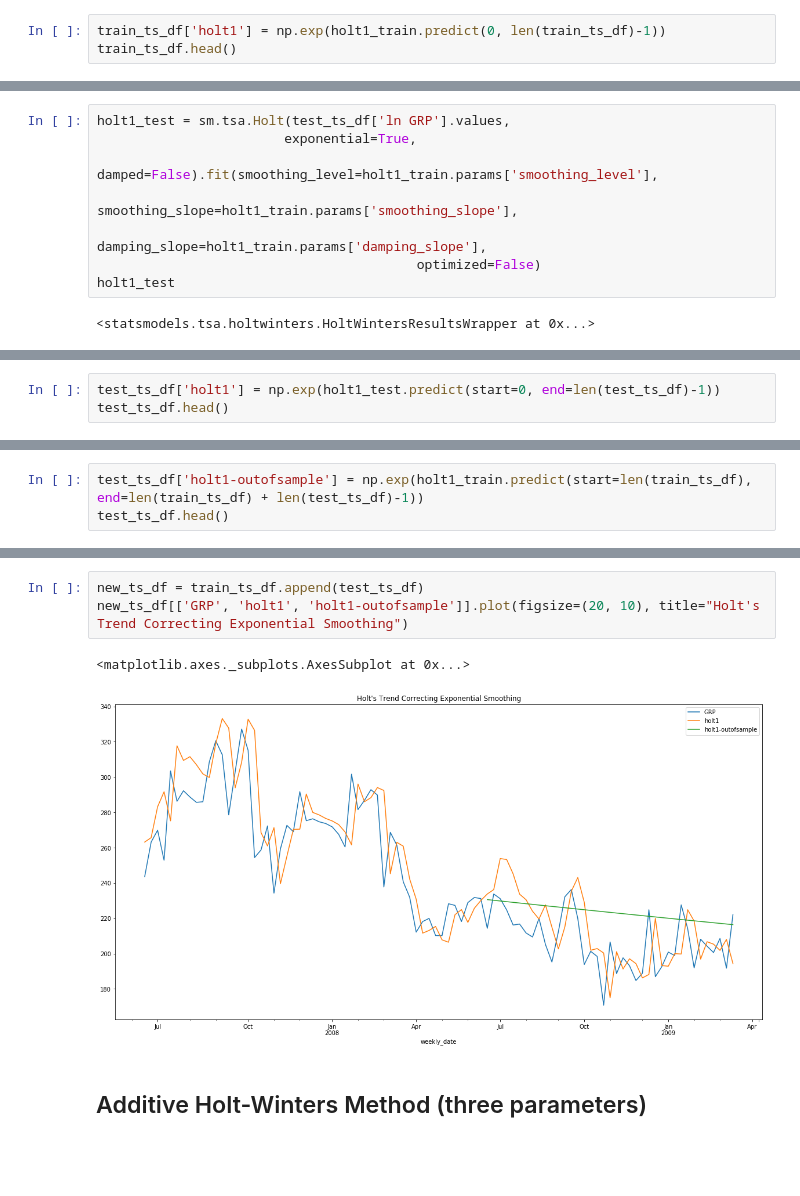
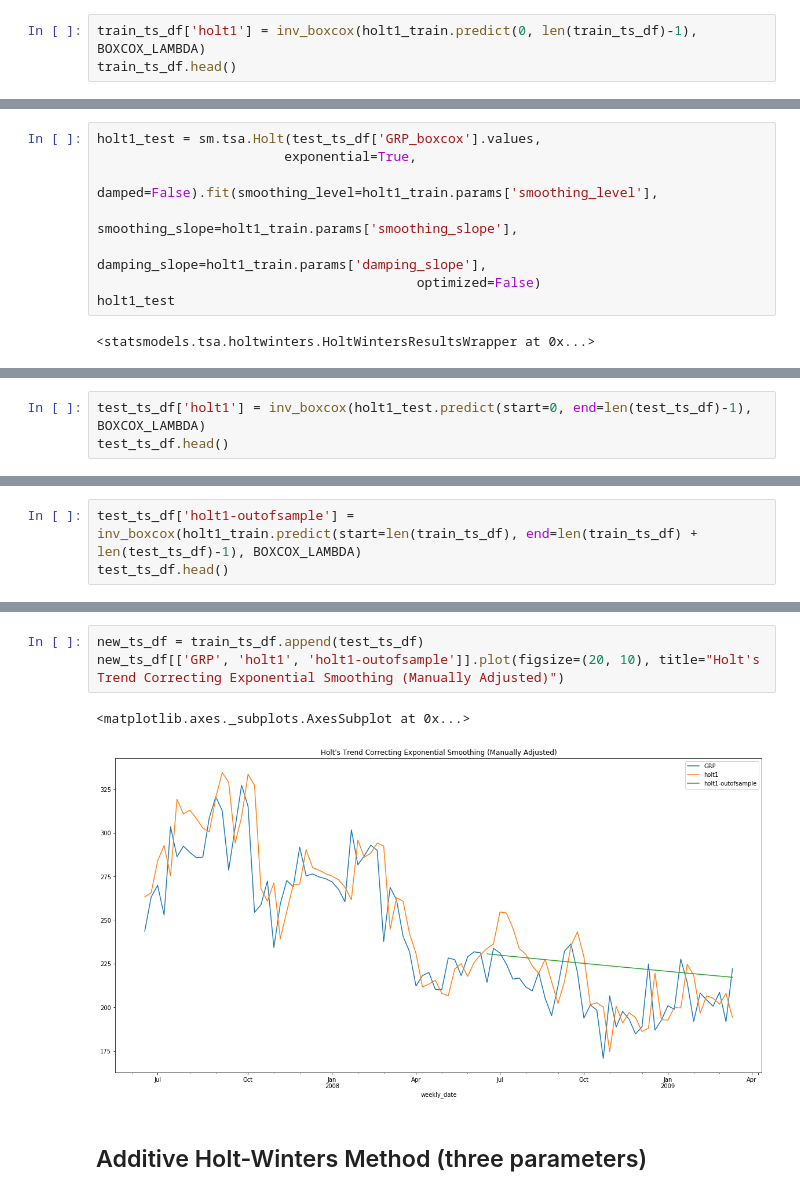
Before and after one commit to tkokkeng/KE5108-TVChannelRatings, a Jupyter notebook: holtwinter.ipynb, the cells around one changed output, grey strips where cells are left out. Saved outputs shown, nothing was run; the diff lists cells and outputs as text; blank space fills up the shorter version.

```diff
--- a/holtwinter.ipynb
+++ b/holtwinter.ipynb
@@ -203,6 +251,6 @@ holt1_train.params
  'smoothing_slope': 0.1,
  'use_boxcox': False}
 # %%
-train_ts_df['holt1'] = np.exp(holt1_train.predict(0, len(train_ts_df)-1))
+train_ts_df['holt1'] = inv_boxcox(holt1_train.predict(0, len(train_ts_df)-1), BOXCOX_LAMBDA)
 train_ts_df.head()
 # %% [output]
@@ -226,5 +274,5 @@ train_ts_df.tail()
 # %%
-holt1_test = sm.tsa.Holt(test_ts_df['ln GRP'].values,
+holt1_test = sm.tsa.Holt(test_ts_df['GRP_boxcox'].values,
                         exponential=True,
                         damped=False).fit(smoothing_level=holt1_train.params['smoothing_level'],
                                          smoothing_slope=holt1_train.params['smoothing_slope'],
@@ -247,6 +295,6 @@ holt1_test.params
  'smoothing_slope': 0.1,
  'use_boxcox': False}
 # %%
-test_ts_df['holt1'] = np.exp(holt1_test.predict(start=0, end=len(test_ts_df)-1))
+test_ts_df['holt1'] = inv_boxcox(holt1_test.predict(start=0, end=len(test_ts_df)-1), BOXCOX_LAMBDA)
 test_ts_df.head()
 # %% [output]
@@ -260,4 +308,4 @@ test_ts_df.head()
 # %%
-test_ts_df['holt1-outofsample'] = np.exp(holt1_train.predict(start=len(train_ts_df), end=len(train_ts_df) + len(test_ts_df)-1))
+test_ts_df['holt1-outofsample'] = inv_boxcox(holt1_train.predict(start=len(train_ts_df), end=len(train_ts_df) + len(test_ts_df)-1), BOXCOX_LAMBDA)
 test_ts_df.head()
 # %% [output]
@@ -278,9 +338,9 @@ results_list.append([holt1_train_mse, holt1_train_rmse, holt1_test_mse, holt1_te
 # %%
 new_ts_df = train_ts_df.append(test_ts_df)
-new_ts_df[['GRP', 'holt1', 'holt1-outofsample']].plot(figsize=(20, 10), title="Holt's Trend Correcting Exponential Smoothing")
+new_ts_df[['GRP', 'holt1', 'holt1-outofsample']].plot(figsize=(20, 10), title="Holt's Trend Correcting Exponential Smoothing (Manually Adjusted)")
 # %% [output]
 <matplotlib.axes._subplots.AxesSubplot at 0x...>
-[figure, old version]
+[figure, new version]
 # %% [markdown]
 ## Additive Holt-Winters Method (three parameters)
 # %% [markdown]
```
Also changed, not shown: parts of 48 cells of this notebook.
